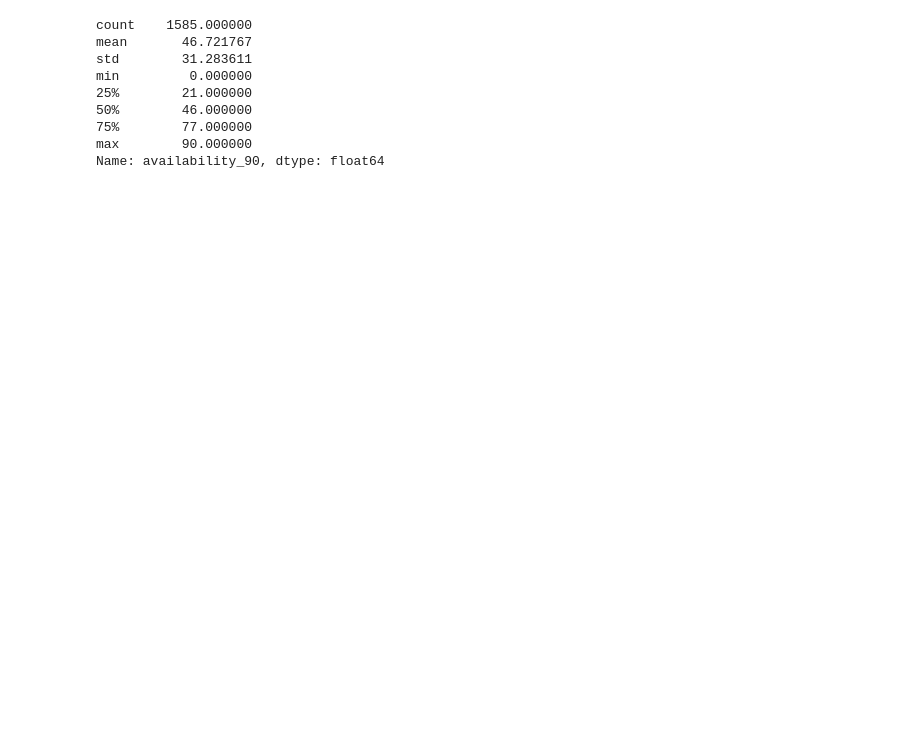
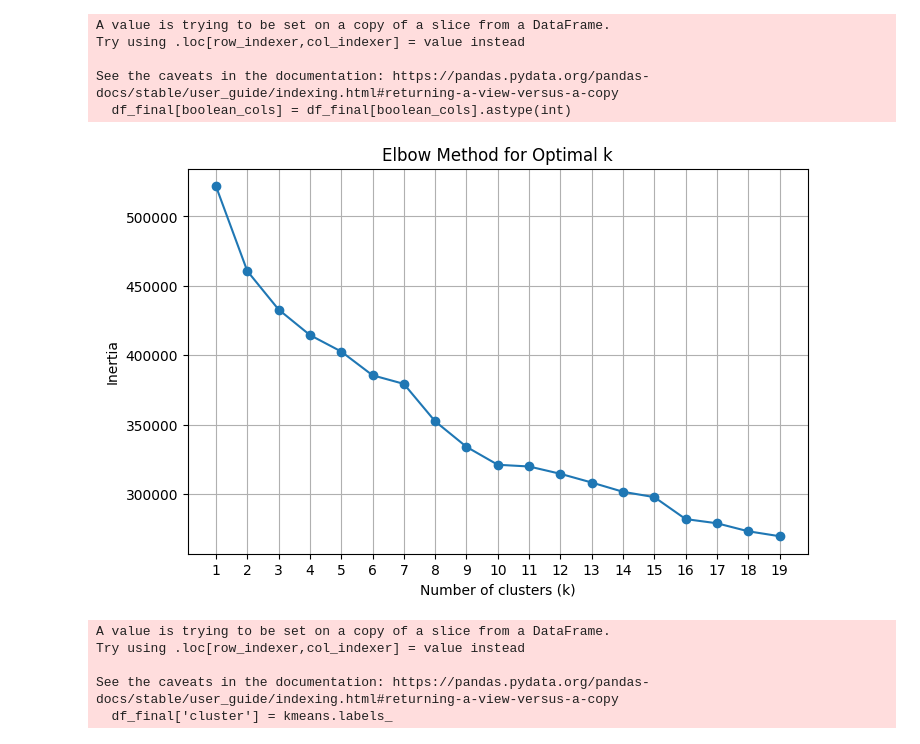
Before and after one commit to cecil7525/CompToolsAirBNB, a Jupyter notebook: cs4ds.ipynb, the cells around one changed output. Cells and saved outputs as stored; diff of their text form; code cells hidden in the pictures; blank space fills up the shorter version.

Commit message:
K-means and DBSCAN algorithm

```diff
--- a/cs4ds.ipynb
+++ b/cs4ds.ipynb
@@ -207,12 +171,57 @@ res
-# %%
-df_final[df_final["cluster"] == 4]["availability_90"].describe()
-# %% [output]
-count    1585.000000
-mean       46.721767
-std        31.283611
-min         0.000000
-25%        21.000000
-50%        46.000000
-75%        77.000000
-max        90.000000
-Name: availability_90, dtype: float64
+# %%
+numerical_cols = df_final.select_dtypes(include=[np.number]).columns.tolist()
+categorical_cols = df_final.select_dtypes(include=['object', 'category']).columns.tolist()
+boolean_cols = df_final.select_dtypes(include=[bool]).columns.tolist()
+# %%
+df_final[boolean_cols] = df_final[boolean_cols].astype(int)
+
+encoder = OneHotEncoder(sparse_output=False, drop='first')
+encoded_categorical = encoder.fit_transform(df_final[categorical_cols])
+# %% [output]
+A value is trying to be set on a copy of a slice from a DataFrame.
+Try using .loc[row_indexer,col_indexer] = value instead
+
+See the caveats in the documentation: https://pandas.pydata.org/pandas-docs/stable/user_guide/indexing.html#returning-a-view-versus-a-copy
+  df_final[boolean_cols] = df_final[boolean_cols].astype(int)
+# %%
+scaler = StandardScaler()
+# Concatenating numerical and boolean columns
+numerical_and_boolean = df_final[numerical_cols + boolean_cols]
+scaled_numerical_boolean = scaler.fit_transform(numerical_and_boolean)
+# %%
+encoded_categorical_df = pd.DataFrame(encoded_categorical, columns=encoder.get_feature_names_out(categorical_cols))
+
+preprocessed_df = pd.concat([pd.DataFrame(scaled_numerical_boolean, columns=numerical_cols + boolean_cols), encoded_categorical_df], axis=1)
+# %%
+inertia = []
+k_values = range(1, 20)  # You can adjust the range according to your needs
+
+for k in k_values:
+    kmeans = KMeans(n_clusters=k, random_state=39)
+    kmeans.fit(preprocessed_df)
+    inertia.append(kmeans.inertia_)  # Store the inertia values
+
+# Step 8: Plot the Elbow Curve
+plt.figure(figsize=(8, 5))
+plt.plot(k_values, inertia, marker='o')
+plt.title('Elbow Method for Optimal k')
+plt.xlabel('Number of clusters (k)')
+plt.ylabel('Inertia')
+plt.xticks(k_values)
+plt.grid(True)
+plt.show()
+# %% [output]
+[figure, added]
+# %%
+optimal_k = 6
+
+kmeans = KMeans(n_clusters=optimal_k, random_state=39)
+kmeans.fit(preprocessed_df)
+
+df_final['cluster'] = kmeans.labels_
+# %% [output]
+A value is trying to be set on a copy of a slice from a DataFrame.
+Try using .loc[row_indexer,col_indexer] = value instead
+
+See the caveats in the documentation: https://pandas.pydata.org/pandas-docs/stable/user_guide/indexing.html#returning-a-view-versus-a-copy
+  df_final['cluster'] = kmeans.labels_
```
Also changed, not shown: parts of 58 cells of this notebook.
